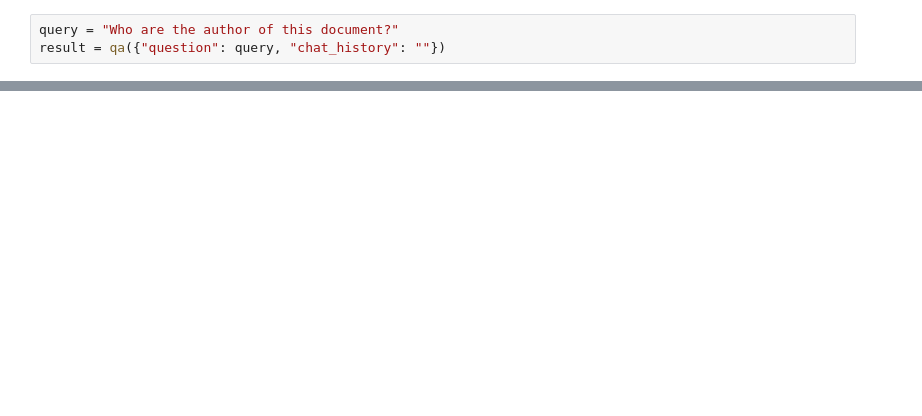
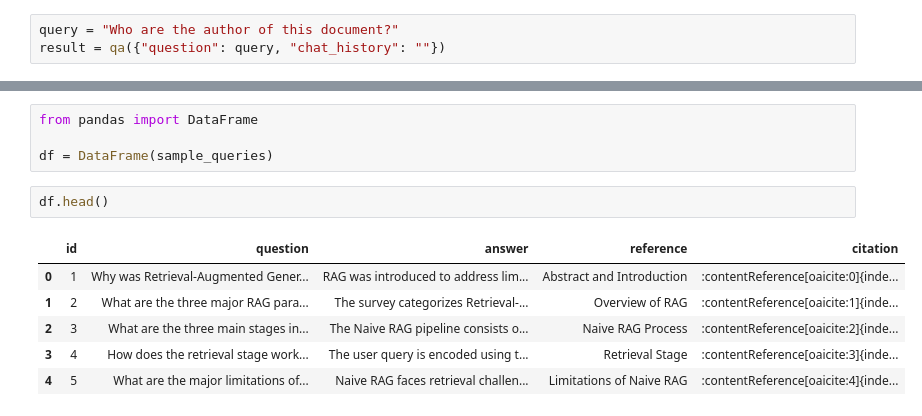
Before and after one commit to dejavuAnkit/System_Design, a Jupyter notebook: GEN_AI/basic_genai/notebooks/document.ipynb, the cells around one changed output, grey strips where cells are left out. Saved outputs shown, nothing was run; the diff lists cells and outputs as text; blank space fills up the shorter version.

```diff
--- a/GEN_AI/basic_genai/notebooks/document.ipynb
+++ b/GEN_AI/basic_genai/notebooks/document.ipynb
@@ -66,0 +190,13 @@ result['answer']
+# %%
+from pandas import DataFrame
+
+df = DataFrame(sample_queries)
+# %%
+df.head()
+# %% [output]
+|  | id | question | answer | reference | citation |
+| 0 | 1 | Why was Retrieval-Augmented Gener... | RAG was introduced to address lim... | Abstract and Introduction | :contentReference[oaicite:0]{inde... |
+| 1 | 2 | What are the three major RAG para... | The survey categorizes Retrieval-... | Overview of RAG | :contentReference[oaicite:1]{inde... |
+| 2 | 3 | What are the three main stages in... | The Naive RAG pipeline consists o... | Naive RAG Process | :contentReference[oaicite:2]{inde... |
+| 3 | 4 | How does the retrieval stage work... | The user query is encoded using t... | Retrieval Stage | :contentReference[oaicite:3]{inde... |
+| 4 | 5 | What are the major limitations of... | Naive RAG faces retrieval challen... | Limitations of Naive RAG | :contentReference[oaicite:4]{inde... |
```
Also changed, not shown: parts of 17 cells of this notebook, 1 other file.
